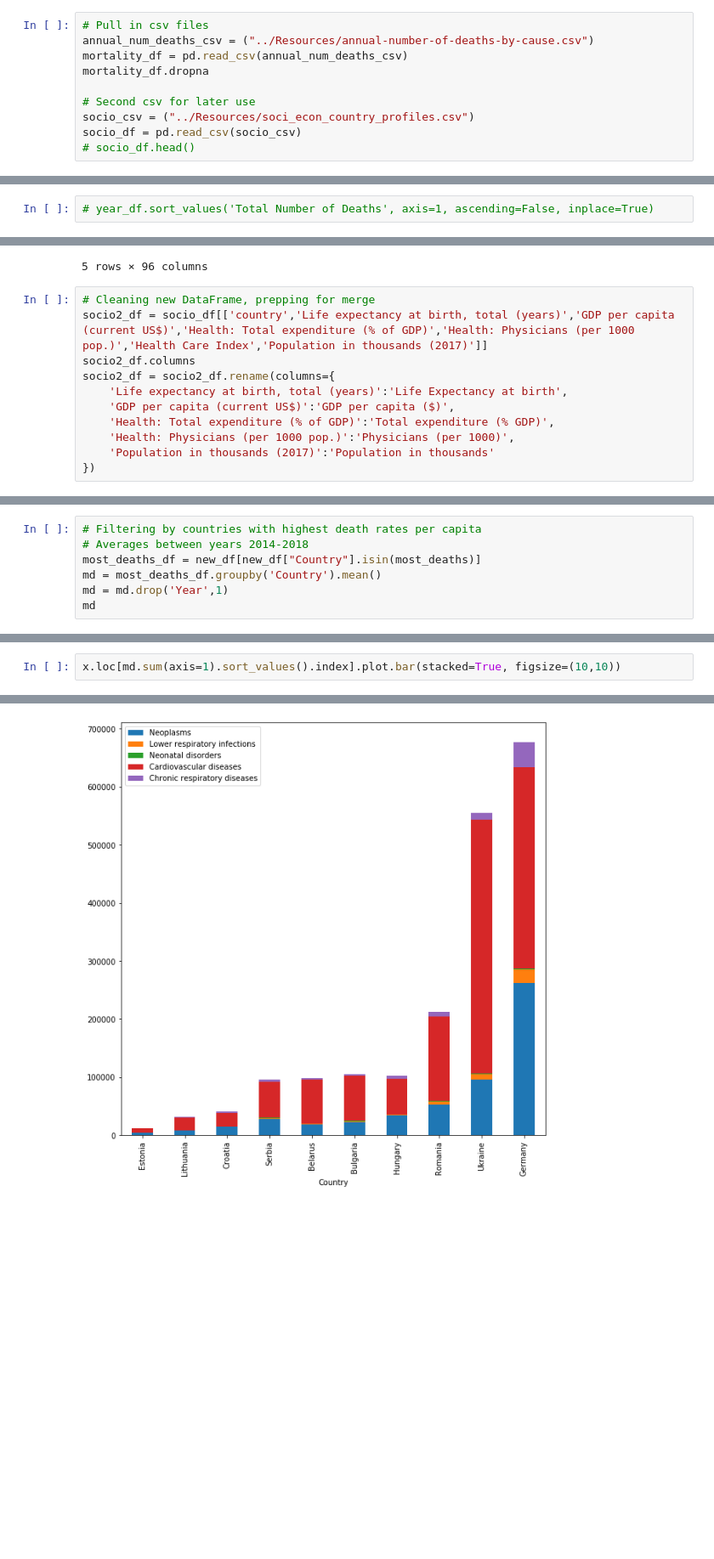
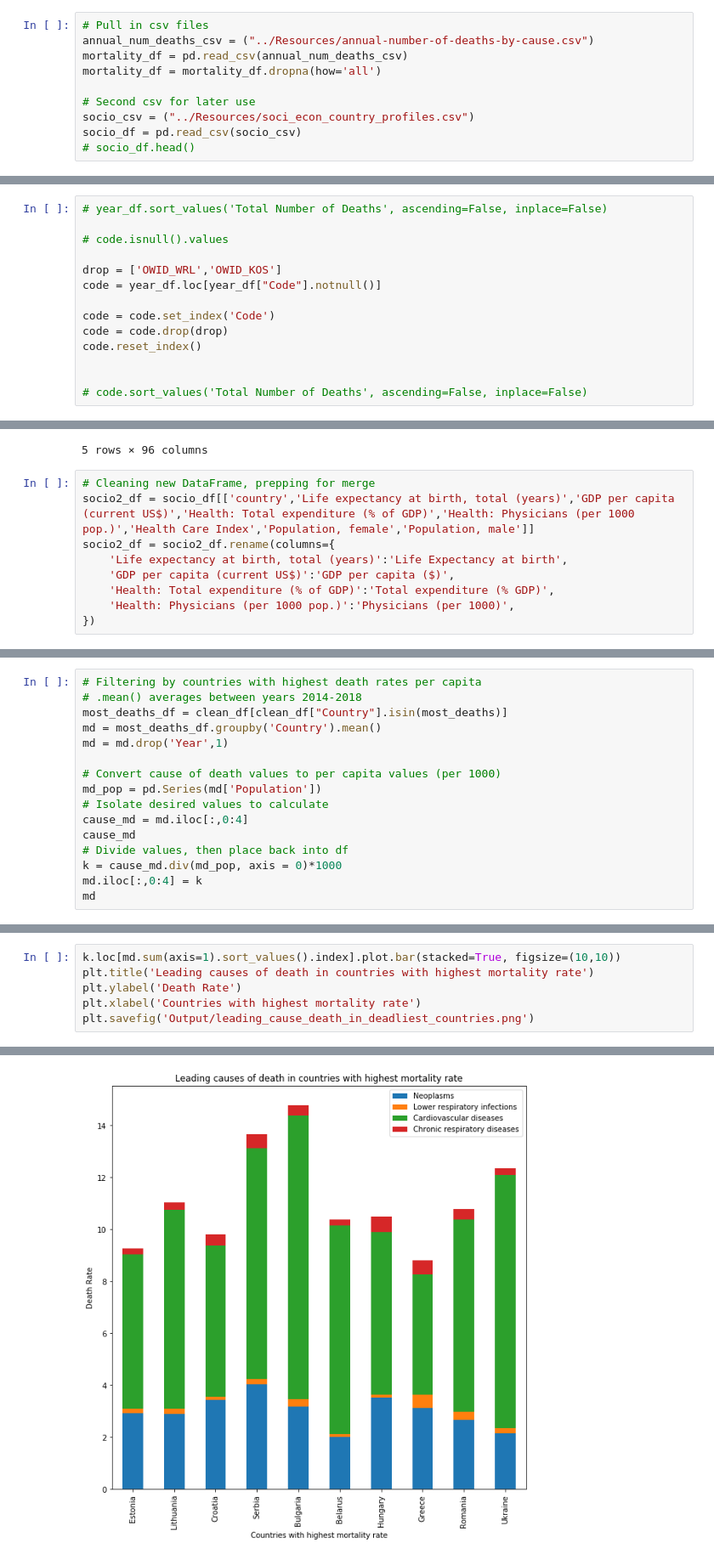
Before and after one commit to TanishaCooper/projectone_groupfour, a Jupyter notebook: HealthcarePy/test.ipynb, the cells around one changed output, grey strips where cells are left out. Shown at 85% size. Saved outputs shown, nothing was run; the diff lists cells and outputs as text; blank space fills up the shorter version.

Commit message:
exported plots to png

```diff
--- a/HealthcarePy/test.ipynb
+++ b/HealthcarePy/test.ipynb
@@ -13,7 +13,7 @@ from pprint import pprint
 # Pull in csv files
 annual_num_deaths_csv = ("../Resources/annual-number-of-deaths-by-cause.csv")
 mortality_df = pd.read_csv(annual_num_deaths_csv)
-mortality_df.dropna
+mortality_df = mortality_df.dropna(how='all')
 
 # Second csv for later use
 socio_csv = ("../Resources/soci_econ_country_profiles.csv")
@@ -58,4 +58,16 @@ year_df.head()
 | 28 | Afghanistan | AFG | 2018 | NaN | 1576.0 | 20673.0 | 475.0 | 466.0 | ... |
 5 rows × 37 columns
 # %%
-# year_df.sort_values('Total Number of Deaths', axis=1, ascending=False, inplace=True)
+# year_df.sort_values('Total Number of Deaths', ascending=False, inplace=False)
+
+# code.isnull().values
+
+drop = ['OWID_WRL','OWID_KOS']
+code = year_df.loc[year_df["Code"].notnull()]
+
+code = code.set_index('Code')
+code = code.drop(drop)
+code.reset_index()
+
+
+# code.sort_values('Total Number of Deaths', ascending=False, inplace=False)
@@ -82,14 +101,12 @@ socio_df.head()
 5 rows × 96 columns
 # %%
 # Cleaning new DataFrame, prepping for merge
-socio2_df = socio_df[['country','Life expectancy at birth, total (years)','GDP per capita (current US$)','Health: Total expenditure (% of GDP)','Health: Physicians (per 1000 pop.)','Health Care Index','Population in thousands (2017)']]
-socio2_df.columns
+socio2_df = socio_df[['country','Life expectancy at birth, total (years)','GDP per capita (current US$)','Health: Total expenditure (% of GDP)','Health: Physicians (per 1000 pop.)','Health Care Index','Population, female','Population, male']]
 socio2_df = socio2_df.rename(columns={
     'Life expectancy at birth, total (years)':'Life Expectancy at birth',
     'GDP per capita (current US$)':'GDP per capita ($)',
     'Health: Total expenditure (% of GDP)':'Total expenditure (% GDP)',
     'Health: Physicians (per 1000 pop.)':'Physicians (per 1000)',
-    'Population in thousands (2017)':'Population in thousands'
 })
 # %%
 # Merging
@@ -130,8 +238,17 @@ least_deaths = death_rate_sort[-11:-1]
 # %%
 # Filtering by countries with highest death rates per capita
-# Averages between years 2014-2018
-most_deaths_df = new_df[new_df["Country"].isin(most_deaths)]
+# .mean() averages between years 2014-2018
+most_deaths_df = clean_df[clean_df["Country"].isin(most_deaths)]
 md = most_deaths_df.groupby('Country').mean()
 md = md.drop('Year',1)
+
+# Convert cause of death values to per capita values (per 1000)
+md_pop = pd.Series(md['Population'])
+# Isolate desired values to calculate
+cause_md = md.iloc[:,0:4]
+cause_md
+# Divide values, then place back into df
+k = cause_md.div(md_pop, axis = 0)*1000
+md.iloc[:,0:4] = k
 md
 # %% [output]
@@ -155,3 +267,7 @@ x = cause_md.iloc[:,0:5]
 # %%
-x.loc[md.sum(axis=1).sort_values().index].plot.bar(stacked=True, figsize=(10,10))
+k.loc[md.sum(axis=1).sort_values().index].plot.bar(stacked=True, figsize=(10,10))
+plt.title('Leading causes of death in countries with highest mortality rate')
+plt.ylabel('Death Rate')
+plt.xlabel('Countries with highest mortality rate')
+plt.savefig('Output/leading_cause_death_in_deadliest_countries.png')
 # %% [output]
@@ -159,2 +274,2 @@ x.loc[md.sum(axis=1).sort_values().index].plot.bar(stacked=True, figsize=(10,10)
-[figure, old version]
+[figure, new version]
 # %%
```
Also changed, not shown: parts of 22 cells of this notebook, 6 other files.
